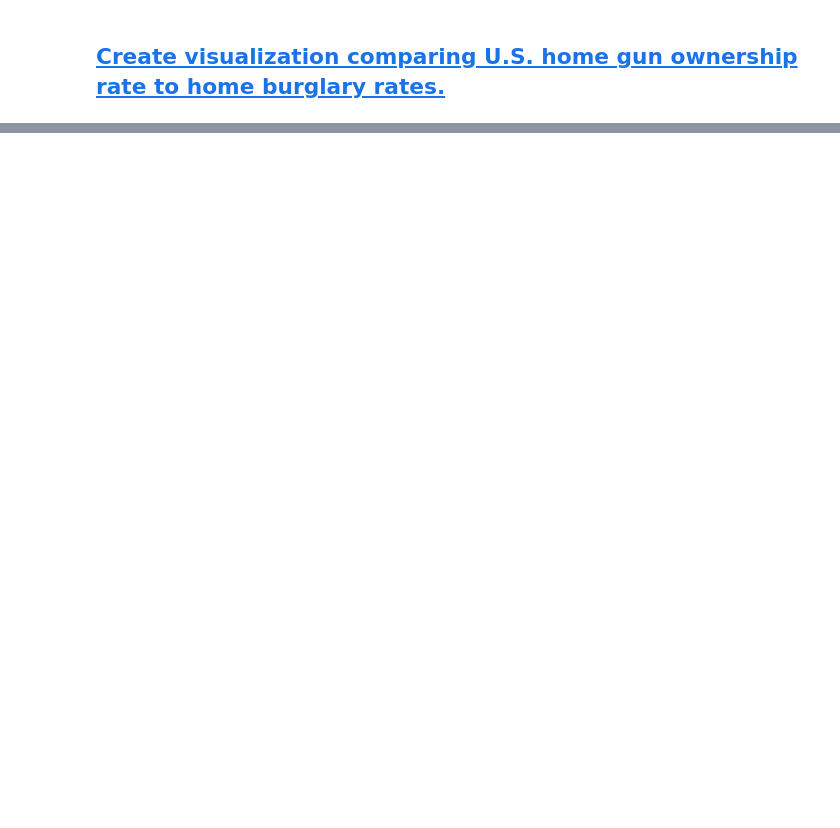
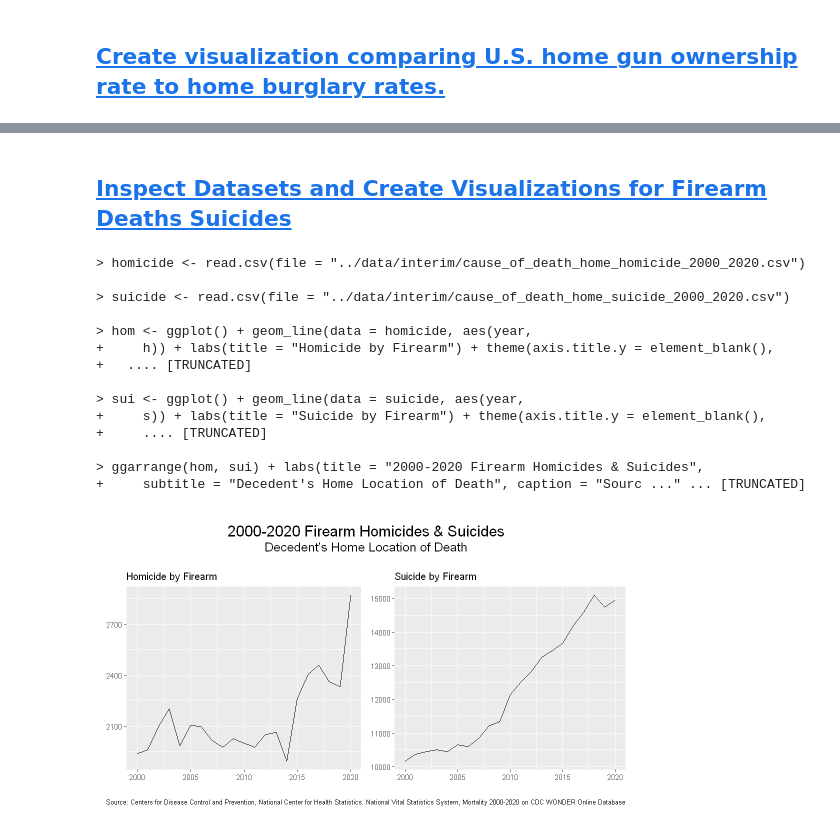
Before and after one commit to rebeccapaliwoda/gun_ownership, a Jupyter notebook: notebooks/gun_ownership_notebook.ipynb, the cells around one changed output, grey strips where cells are left out. Cells and saved outputs as stored; diff of their text form; code cells hidden in the pictures; blank space fills up the shorter version.

```diff
--- a/notebooks/gun_ownership_notebook.ipynb
+++ b/notebooks/gun_ownership_notebook.ipynb
@@ -56,0 +126,20 @@ source("../src/visualization/burglary_vs_gun_plot.r")
+# %% [markdown]
+## <a id='toc1_8_'></a>[Inspect Datasets and Create Visualizations for Firearm Deaths Suicides](#toc0_)
+# %%
+source("../src/visualization/homicide_vs_suicide_plots.r", echo = TRUE)
+# %% [output]
+> homicide <- read.csv(file = "../data/interim/cause_of_death_home_homicide_2000_2020.csv")
+
+> suicide <- read.csv(file = "../data/interim/cause_of_death_home_suicide_2000_2020.csv")
+
+> hom <- ggplot() + geom_line(data = homicide, aes(year,
++     h)) + labs(title = "Homicide by Firearm") + theme(axis.title.y = element_blank(),
++   .... [TRUNCATED]
+
+> sui <- ggplot() + geom_line(data = suicide, aes(year,
++     s)) + labs(title = "Suicide by Firearm") + theme(axis.title.y = element_blank(),
++     .... [TRUNCATED]
+
+> ggarrange(hom, sui) + labs(title = "2000-2020 Firearm Homicides & Suicides",
++     subtitle = "Decedent's Home Location of Death", caption = "Sourc ..." ... [TRUNCATED]
+[figure, added]
```
Also changed, not shown: parts of 7 cells of this notebook, 3 other files.
